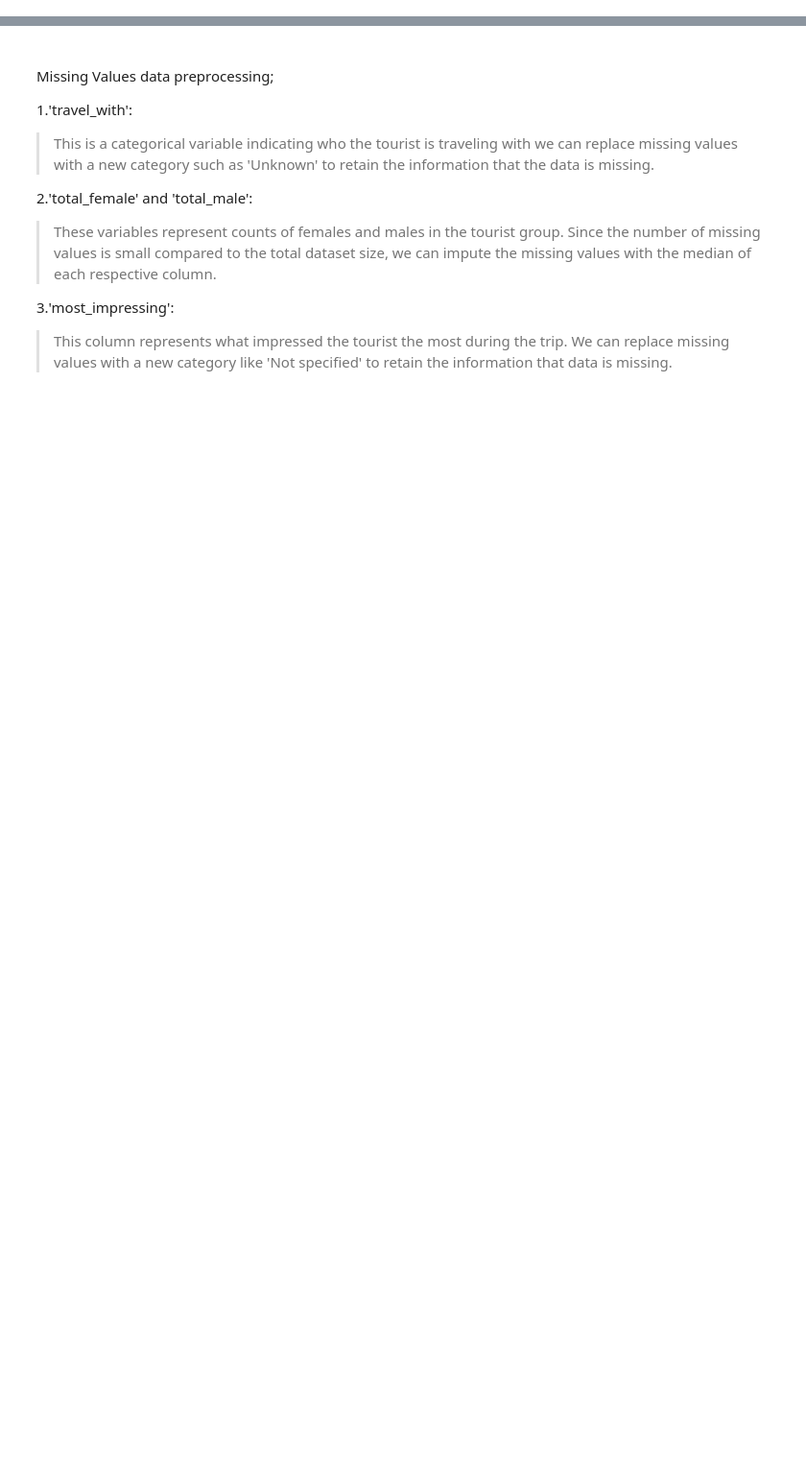
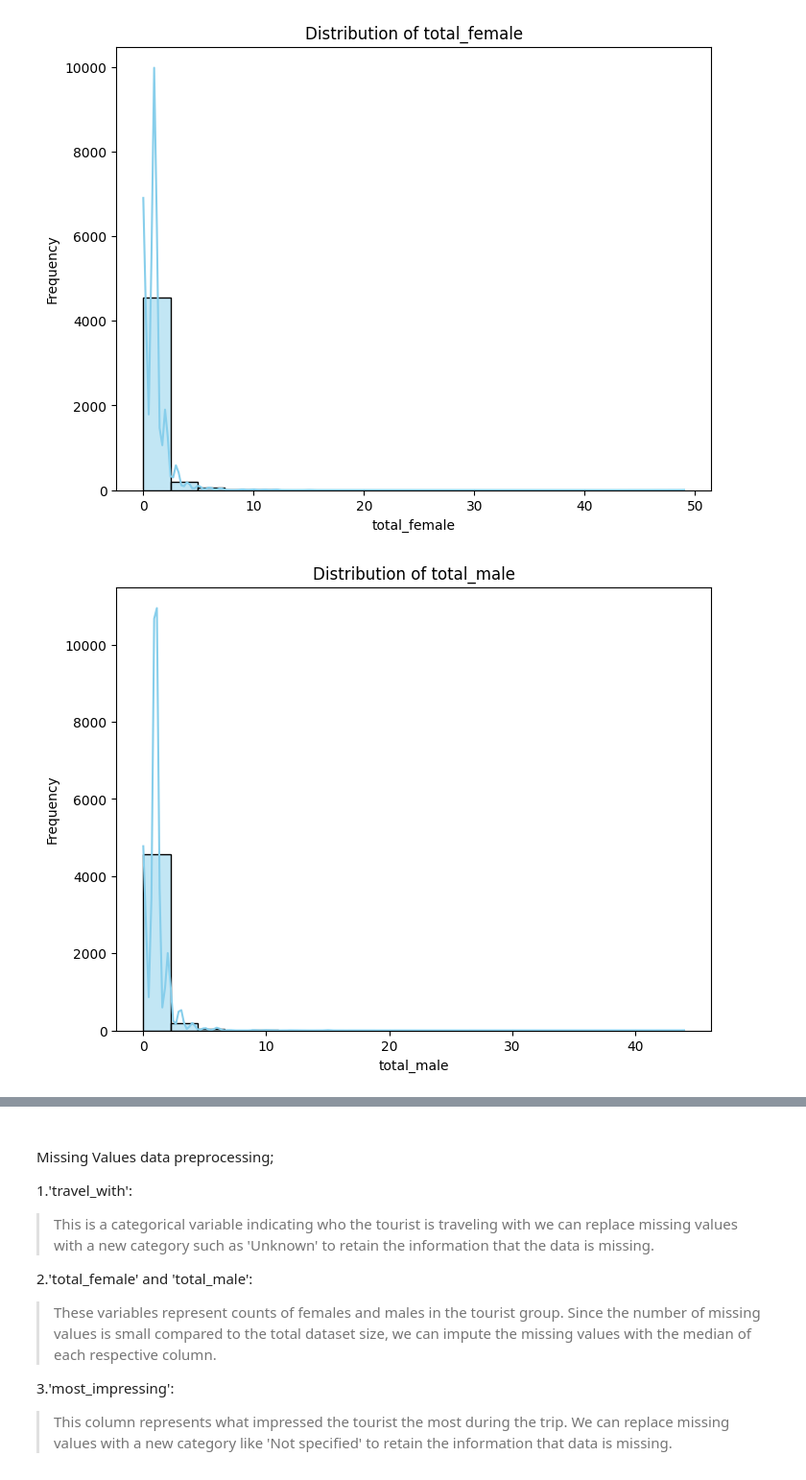
Before and after one commit to marshmoses/Tanzania_Tourism_Prediction, a Jupyter notebook: main.ipynb, the cells around one changed output, grey strips where cells are left out. Shown at 96% size. Saved outputs shown, nothing was run; the diff lists cells and outputs as text; code cells hidden in the pictures; blank space fills up the shorter version.

```diff
--- a/main.ipynb
+++ b/main.ipynb
@@ -198,0 +274,17 @@ dtype: int64
+# %%
+
+import matplotlib.pyplot as plt
+import seaborn as sns
+
+# Plot histograms for numerical variables
+numerical_vars = Train.select_dtypes(include=['int64', 'float64']).columns
+for var in numerical_vars:
+    plt.figure(figsize=(8, 6))
+    sns.histplot(Train[var], kde=True, bins=20, color='skyblue')
+    plt.title(f'Distribution of {var}')
+    plt.xlabel(var)
+    plt.ylabel('Frequency')
+    plt.show()
+# %% [output]
+[figure, added]
+[figure, added]
```
Also changed, not shown: parts of 91 cells of this notebook, 2 other files.
